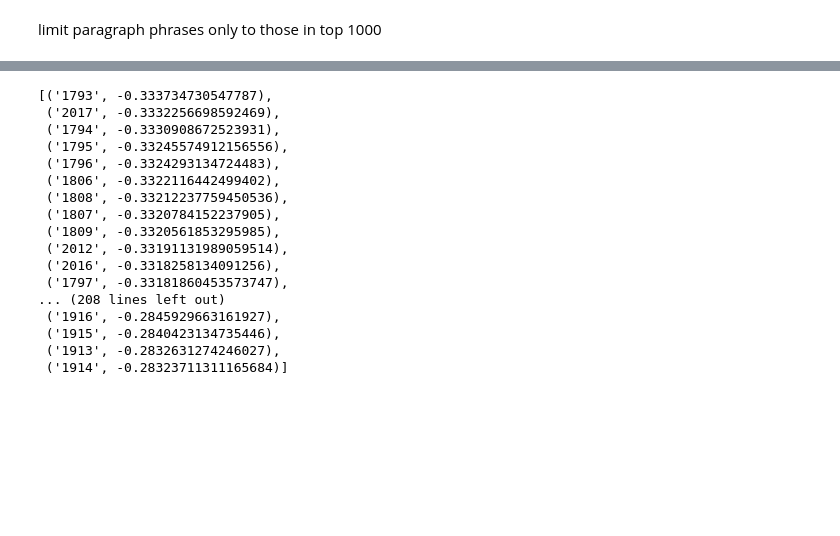
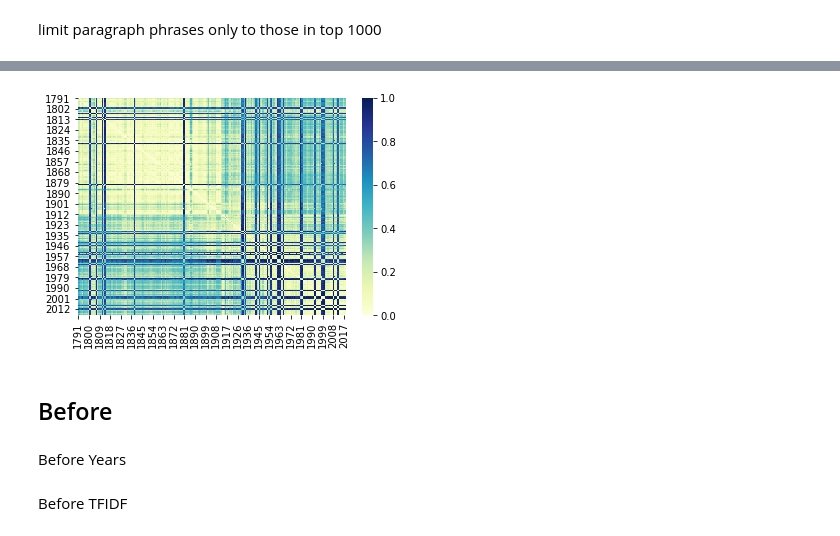
Before and after one commit to marioamz/State-of-the-Unions, a Jupyter notebook: pipeline_preprocessing.ipynb, the cells around one changed output, grey strips where cells are left out. Drawn from its saved outputs; the diff is of its cells as text; code cells hidden in the pictures; blank space fills up the shorter version.

```diff
--- a/pipeline_preprocessing.ipynb
+++ b/pipeline_preprocessing.ipynb
@@ -76,20 +77,10 @@ plt.show()
-# %%
-sorted(lists, key=lambda x: x[1])
-# %% [output]
-[('1793', -0.333734730547787),
- ('2017', -0.3332256698592469),
- ('1794', -0.3330908672523931),
- ('1795', -0.33245574912156556),
- ('1796', -0.3324293134724483),
- ('1806', -0.3322116442499402),
- ('1808', -0.33212237759450536),
- ('1807', -0.3320784152237905),
- ('1809', -0.3320561853295985),
- ('2012', -0.33191131989059514),
- ('2016', -0.3318258134091256),
- ('1797', -0.33181860453573747),
-... (208 lines left out)
- ('1916', -0.2845929663161927),
- ('1915', -0.2840423134735446),
- ('1913', -0.2832631274246027),
- ('1914', -0.28323711311165684)]
+# %%
+import seaborn as sns
+ax = sns.heatmap(dissimilarity, cmap="YlGnBu")
+plt.show()
+# %% [output]
+[figure, added]
+# %% [markdown]
+## Before
+# %% [markdown]
+Before Years
@@ -95,0 +91,2 @@ sorted(lists, key=lambda x: x[1])
+# %% [markdown]
+Before TFIDF
```
Also changed, not shown: parts of 15 cells of this notebook, 1 other file.
